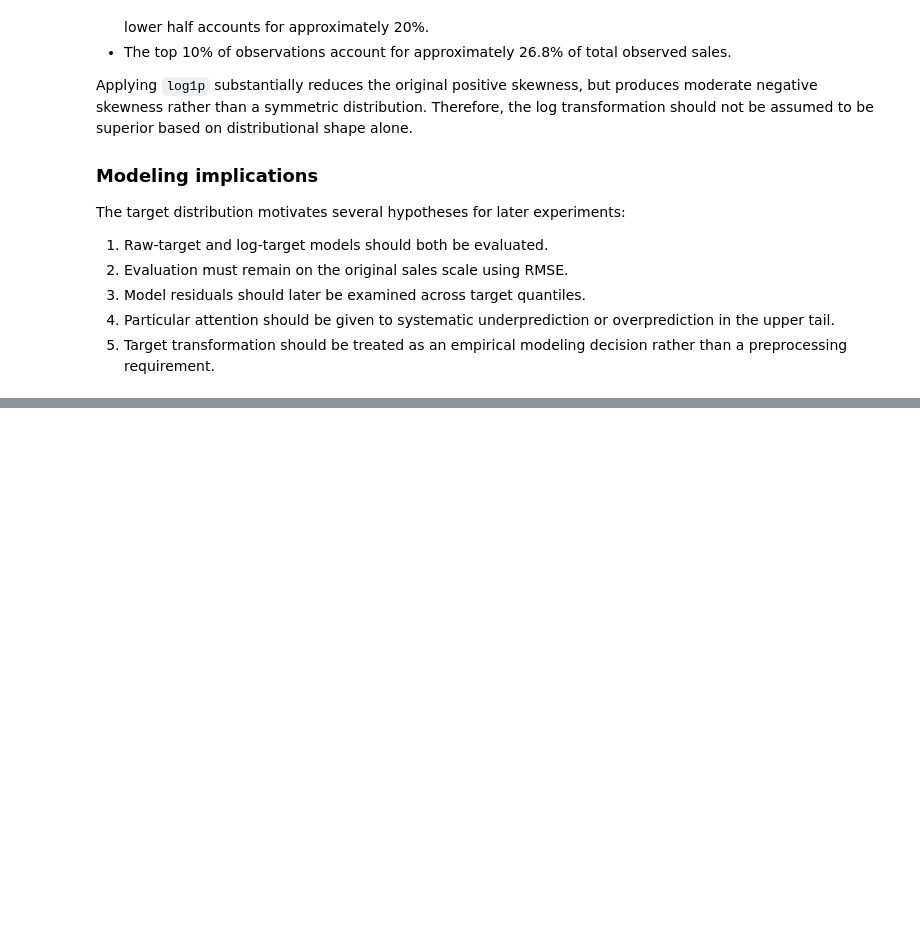
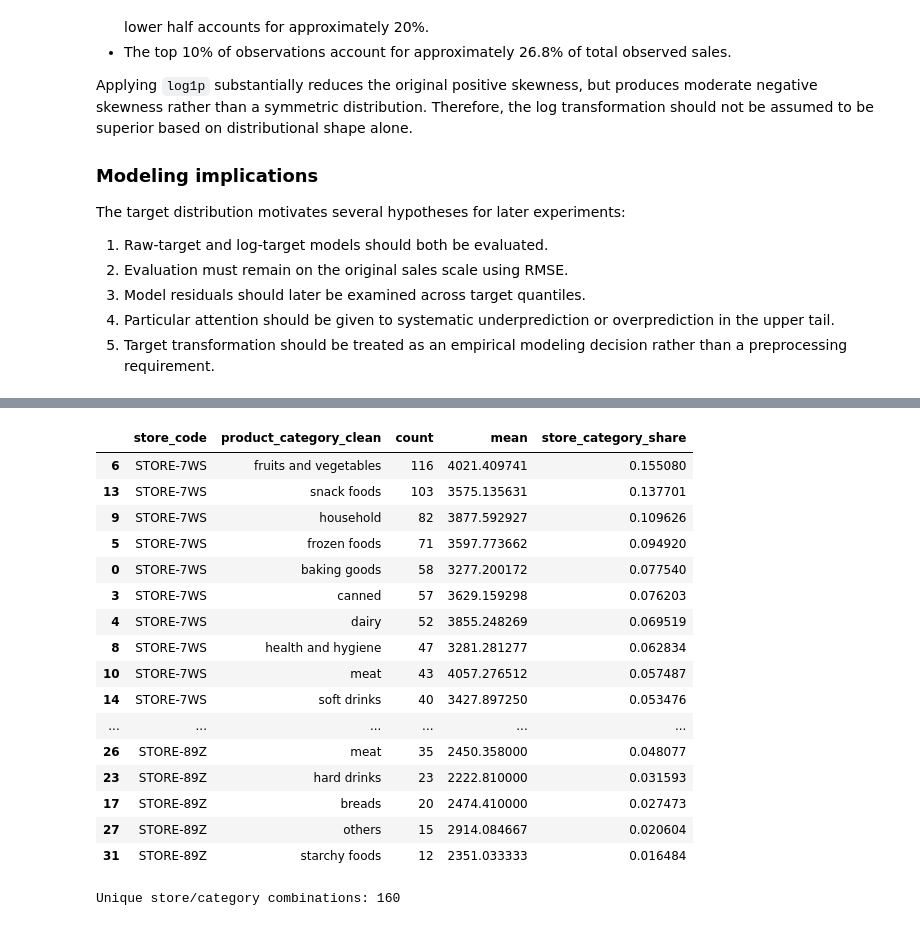
Before and after one commit to Successdada/DSN-26, a Jupyter notebook: Notebooks/data_audit.ipynb, the cells around one changed output, grey strips where cells are left out. Saved outputs shown, nothing was run; the diff lists cells and outputs as text; code cells hidden in the pictures; blank space fills up the shorter version.

```diff
--- a/Notebooks/data_audit.ipynb
+++ b/Notebooks/data_audit.ipynb
@@ -2258,0 +2073,44 @@ display(fat_category_distribution)
+# %%
+# Store × product category interaction: how much category mix varies by store
+
+store_category = (
+    train.groupby(["store_code", "product_category_clean"])["total_sales"]
+    .agg(["count", "mean"])
+    .reset_index()
+)
+
+store_category["store_category_share"] = (
+    store_category["count"] /
+    store_category.groupby("store_code")["count"].transform("sum")
+)
+
+display(
+    store_category.sort_values(
+        ["store_code", "store_category_share"],
+        ascending=[True, False]
+    ).head(30)
+)
+
+print(
+    f"Unique store/category combinations: "
+    f"{store_category.shape[0]}"
+)
+# %% [output]
+|  | store_code | product_category_clean | count | mean | store_category_share |
+| 6 | STORE-7WS | fruits and vegetables | 116 | 4021.409741 | 0.155080 |
+| 13 | STORE-7WS | snack foods | 103 | 3575.135631 | 0.137701 |
+| 9 | STORE-7WS | household | 82 | 3877.592927 | 0.109626 |
+| 5 | STORE-7WS | frozen foods | 71 | 3597.773662 | 0.094920 |
+| 0 | STORE-7WS | baking goods | 58 | 3277.200172 | 0.077540 |
+| 3 | STORE-7WS | canned | 57 | 3629.159298 | 0.076203 |
+| 4 | STORE-7WS | dairy | 52 | 3855.248269 | 0.069519 |
+| 8 | STORE-7WS | health and hygiene | 47 | 3281.281277 | 0.062834 |
+| 10 | STORE-7WS | meat | 43 | 4057.276512 | 0.057487 |
+| 14 | STORE-7WS | soft drinks | 40 | 3427.897250 | 0.053476 |
+| ... | ... | ... | ... | ... | ... |
+| 26 | STORE-89Z | meat | 35 | 2450.358000 | 0.048077 |
+| 23 | STORE-89Z | hard drinks | 23 | 2222.810000 | 0.031593 |
+| 17 | STORE-89Z | breads | 20 | 2474.410000 | 0.027473 |
+| 27 | STORE-89Z | others | 15 | 2914.084667 | 0.020604 |
+| 31 | STORE-89Z | starchy foods | 12 | 2351.033333 | 0.016484 |
+Unique store/category combinations: 160
```
Also changed, not shown: parts of 104 cells of this notebook, 13 other files.
